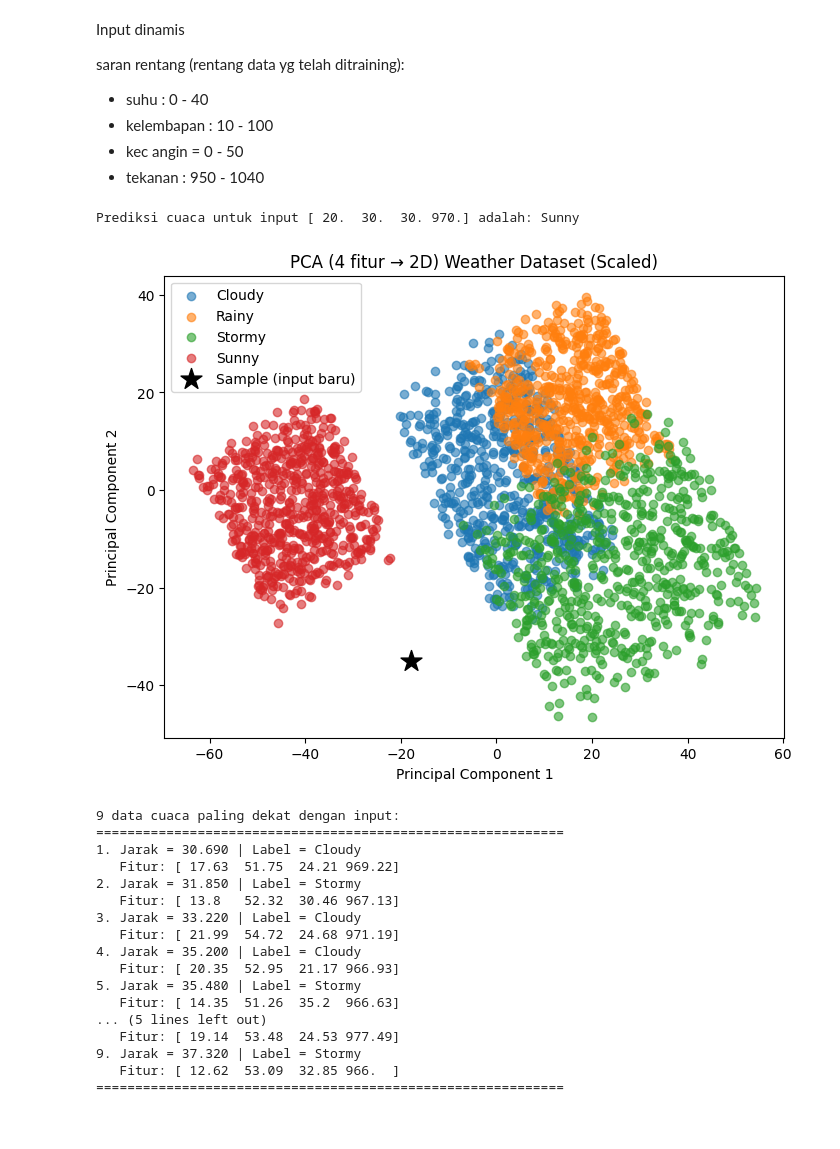
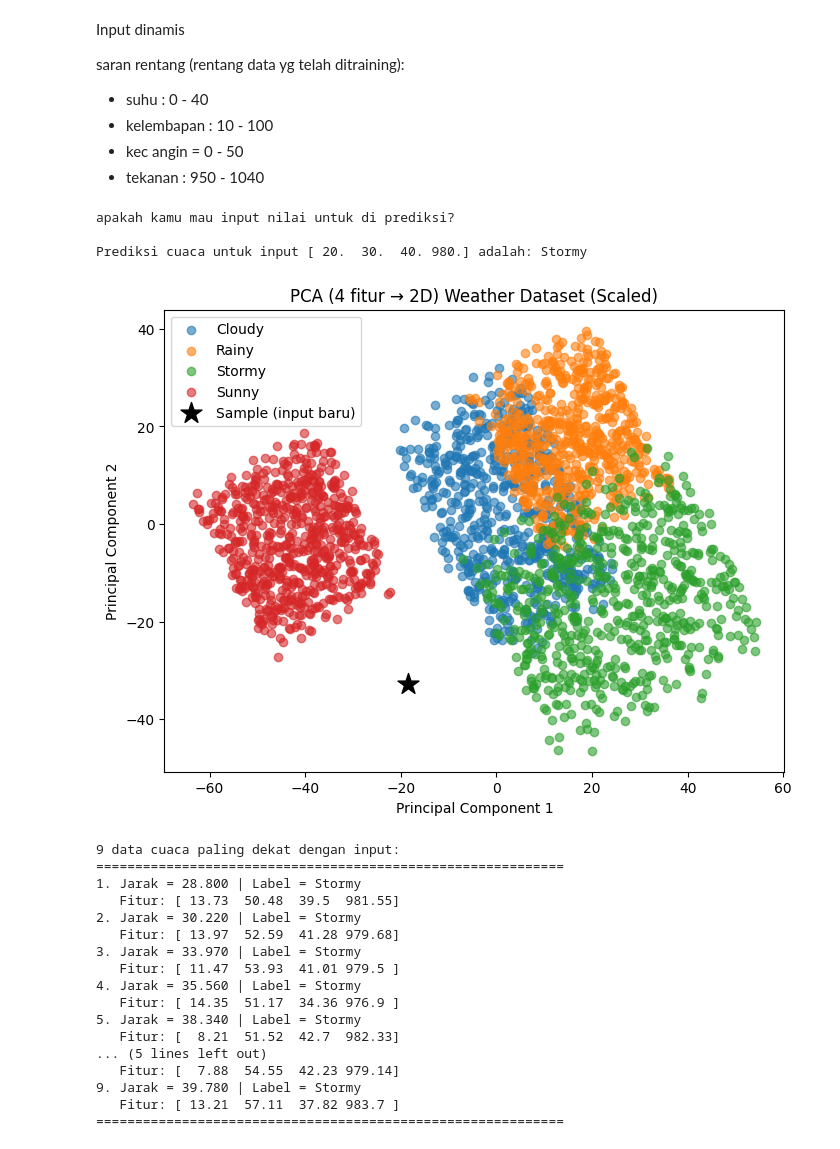
Before and after one commit to FaidRama/Sistem-Cerdas, a Jupyter notebook: KNN prediction/Weather Prediction/prediksi cuaca KNN.ipynb, the cells around one changed output. Cells and saved outputs as stored; diff of their text form; code cells hidden in the pictures.

```diff
--- a/KNN prediction/Weather Prediction/prediksi cuaca KNN.ipynb
+++ b/KNN prediction/Weather Prediction/prediksi cuaca KNN.ipynb
@@ -222,39 +222,49 @@ saran rentang (rentang data yg telah ditraining):
 * kec angin = 0 - 50
 * tekanan : 950 - 1040
 # %%
-# ======== Input dari pengguna ========
-temp = float(input("Masukkan suhu (°C): "))
-hum = float(input("Masukkan kelembapan (%): "))
-wind = float(input("Masukkan kecepatan angin (km/h): "))
-press = float(input("Masukkan tekanan udara (kPa): "))
+print("apakah kamu mau input nilai untuk di prediksi?")
+pilihan = input("pilih iya atau yes jika mau input nilai, masukan lainnya jika tidak")
 
-# ======== Bentuk jadi array numpy ========
-sample = np.array([temp, hum, wind, press])
+if pilihan.lower() in ["yes", "iya"]:
 
-# ======== Prediksi menggunakan model KNN ========
-pred_label = knn.predict_one(sample)
+    # ======== Input dari pengguna ========
+    temp = float(input("Masukkan suhu (°C): "))
+    hum = float(input("Masukkan kelembapan (%): "))
+    wind = float(input("Masukkan kecepatan angin (km/h): "))
+    press = float(input("Masukkan tekanan udara (kPa): "))
 
-# ======== Tampilkan hasil prediksi ========
-print("\nPrediksi cuaca untuk input", sample, "adalah:", inv_classes[pred_label])
-visualisasi_input(sample)
-knn.show_nearest(sample, n_neighbors=9)
+    # ======== Bentuk jadi array numpy ========
+    sample = np.array([temp, hum, wind, press])
+
+    # ======== Prediksi menggunakan model KNN ========
+    pred_label = knn.predict_one(sample)
+
+    # ======== Tampilkan hasil prediksi ========
+    print("\nPrediksi cuaca untuk input", sample, "adalah:", inv_classes[pred_label])
+    visualisasi_input(sample)
+    knn.show_nearest(sample, n_neighbors=9)
+else:
+    print("program selesai")
+    exit
 # %% [output]
-Prediksi cuaca untuk input [ 20.  30.  30. 970.] adalah: Sunny
+apakah kamu mau input nilai untuk di prediksi?
+
+Prediksi cuaca untuk input [ 20.  30.  40. 980.] adalah: Stormy
-[figure, old version]
+[figure, new version]
 9 data cuaca paling dekat dengan input:
 ============================================================
-1. Jarak = 30.690 | Label = Cloudy
-   Fitur: [ 17.63  51.75  24.21 969.22]
-2. Jarak = 31.850 | Label = Stormy
-   Fitur: [ 13.8   52.32  30.46 967.13]
-3. Jarak = 33.220 | Label = Cloudy
-   Fitur: [ 21.99  54.72  24.68 971.19]
-4. Jarak = 35.200 | Label = Cloudy
-   Fitur: [ 20.35  52.95  21.17 966.93]
-5. Jarak = 35.480 | Label = Stormy
-   Fitur: [ 14.35  51.26  35.2  966.63]
+1. Jarak = 28.800 | Label = Stormy
+   Fitur: [ 13.73  50.48  39.5  981.55]
+2. Jarak = 30.220 | Label = Stormy
+   Fitur: [ 13.97  52.59  41.28 979.68]
+3. Jarak = 33.970 | Label = Stormy
+   Fitur: [ 11.47  53.93  41.01 979.5 ]
+4. Jarak = 35.560 | Label = Stormy
+   Fitur: [ 14.35  51.17  34.36 976.9 ]
+5. Jarak = 38.340 | Label = Stormy
+   Fitur: [  8.21  51.52  42.7  982.33]
 ... (5 lines left out)
-   Fitur: [ 19.14  53.48  24.53 977.49]
-9. Jarak = 37.320 | Label = Stormy
-   Fitur: [ 12.62  53.09  32.85 966.  ]
+   Fitur: [  7.88  54.55  42.23 979.14]
+9. Jarak = 39.780 | Label = Stormy
+   Fitur: [ 13.21  57.11  37.82 983.7 ]
 ============================================================
```
